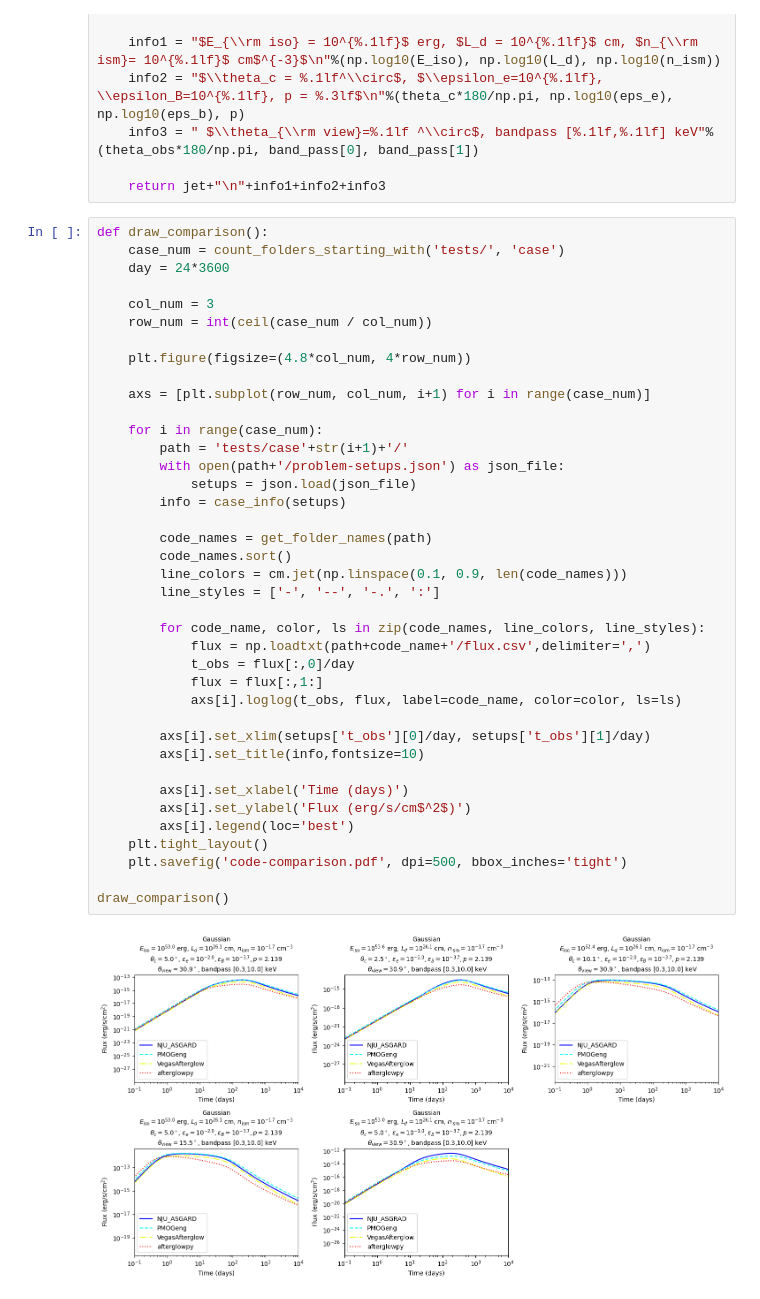
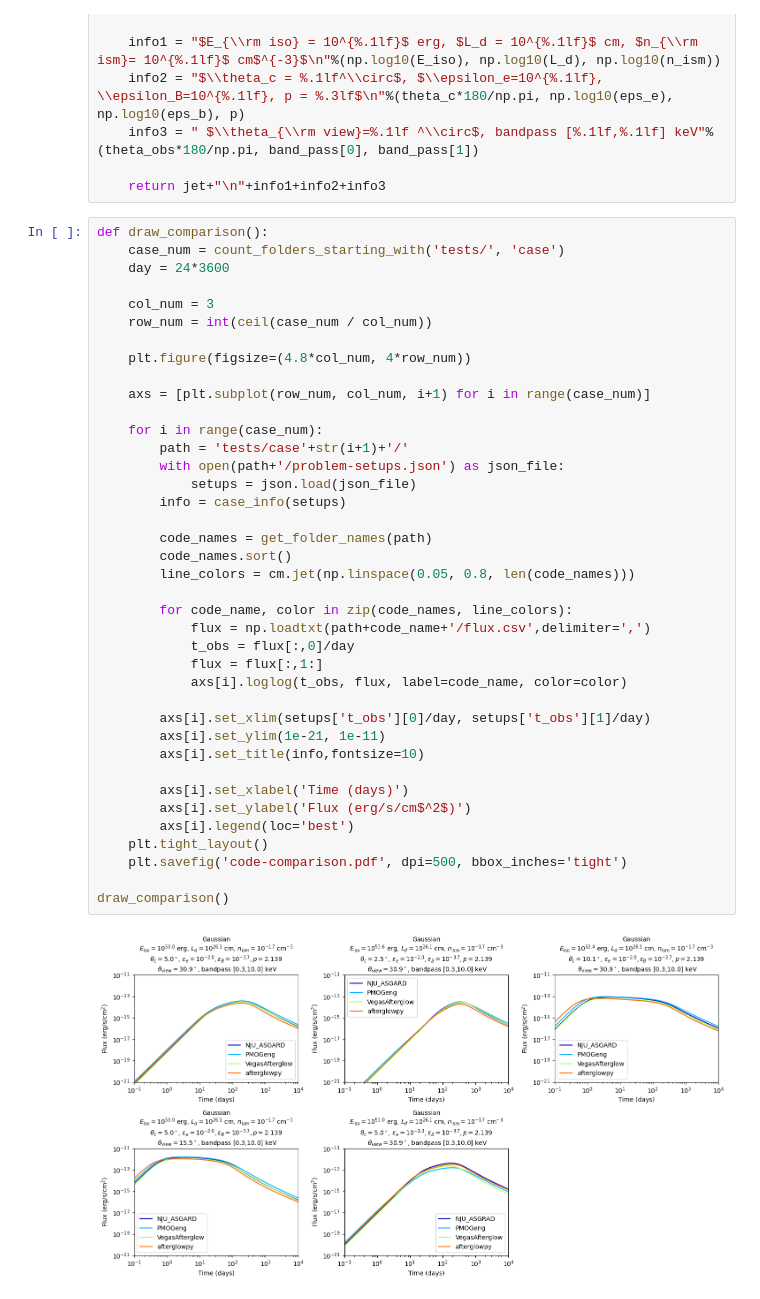
Before and after one commit to YihanWangAstro/Afterglow-code-comparison, a Jupyter notebook: plot.ipynb, the cells around one changed output. Saved outputs shown, nothing was run; the diff lists cells and outputs as text.

```diff
--- a/plot.ipynb
+++ b/plot.ipynb
@@ -40,35 +40,35 @@ def draw_comparison():
     row_num = int(ceil(case_num / col_num))
 
     plt.figure(figsize=(4.8*col_num, 4*row_num))
 
     axs = [plt.subplot(row_num, col_num, i+1) for i in range(case_num)]
 
     for i in range(case_num):
         path = 'tests/case'+str(i+1)+'/'
         with open(path+'/problem-setups.json') as json_file:
             setups = json.load(json_file)
         info = case_info(setups)
 
         code_names = get_folder_names(path)
         code_names.sort()
-        line_colors = cm.jet(np.linspace(0.1, 0.9, len(code_names)))
-        line_styles = ['-', '--', '-.', ':']
+        line_colors = cm.jet(np.linspace(0.05, 0.8, len(code_names)))
 
-        for code_name, color, ls in zip(code_names, line_colors, line_styles):
+        for code_name, color in zip(code_names, line_colors):
             flux = np.loadtxt(path+code_name+'/flux.csv',delimiter=',')
             t_obs = flux[:,0]/day
             flux = flux[:,1:]
-            axs[i].loglog(t_obs, flux, label=code_name, color=color, ls=ls)
+            axs[i].loglog(t_obs, flux, label=code_name, color=color)
 
         axs[i].set_xlim(setups['t_obs'][0]/day, setups['t_obs'][1]/day)
+        axs[i].set_ylim(1e-21, 1e-11)
         axs[i].set_title(info,fontsize=10)
 
         axs[i].set_xlabel('Time (days)')
         axs[i].set_ylabel('Flux (erg/s/cm$^2$)')
         axs[i].legend(loc='best')
     plt.tight_layout()
     plt.savefig('code-comparison.pdf', dpi=500, bbox_inches='tight')
 
 draw_comparison()
 # %% [output]
-[figure, old version]
+[figure, new version]
```
Also changed, not shown: 11 other files.
